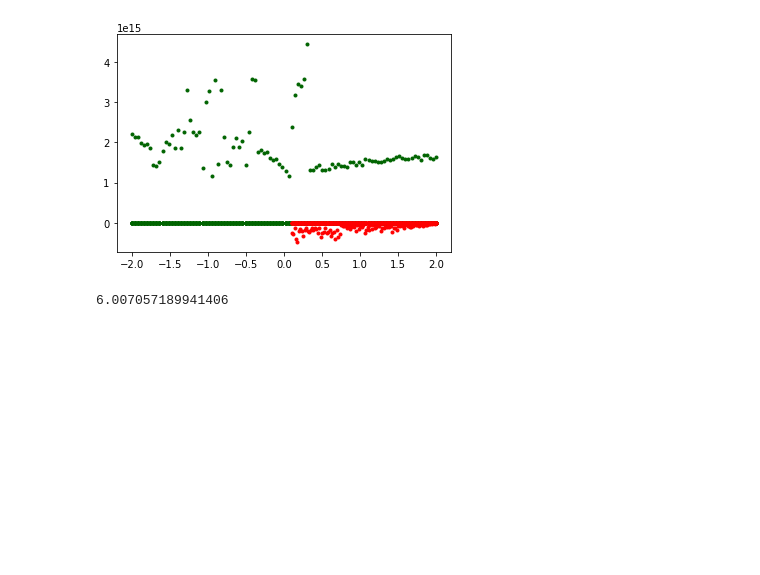
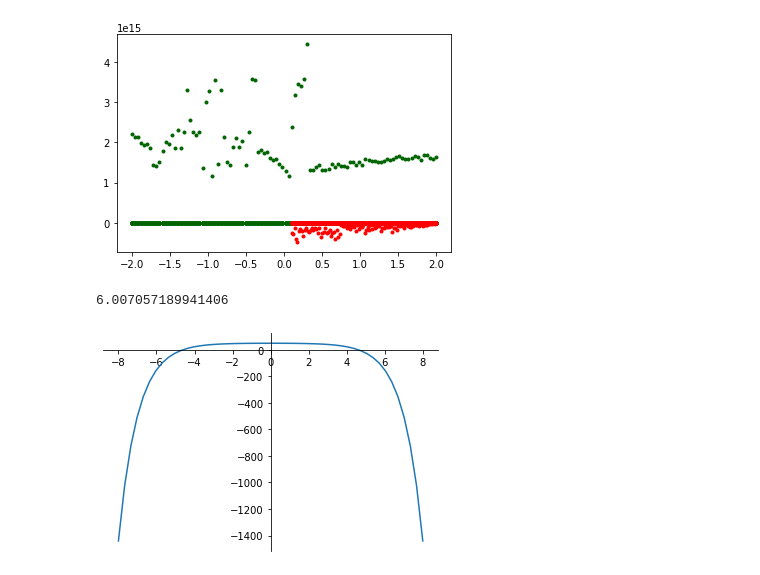
Before and after one commit to dacardonave/Modelado-y-Simulacion, a Jupyter notebook: Bifurcaciones.ipynb, the cells around one changed output. Saved outputs shown, nothing was run; the diff lists cells and outputs as text; code cells hidden in the pictures; blank space fills up the shorter version.

```diff
--- a/Bifurcaciones.ipynb
+++ b/Bifurcaciones.ipynb
@@ -230,3 +230,31 @@ print(toc-tic)
 # %% [output]
 [figure]
 6.007057189941406
+# %%
+# Ejercicio 3.1.2. página 79  Strogatz
+import numpy as np
+import matplotlib.pyplot as plt
+
+
+# Calculos para el dibujo el grÃ¡fico auxiliar para visualizar los puntos fijos
+
+r = 50
+x = np.linspace(-8,8)
+dx = r-np.cosh(x)
+
+# Dibuja el grÃ¡fico auxiliar x vs. \dot x
+
+fig = plt.figure()
+ax = fig.add_subplot(1,1,1)
+
+ax.spines['left'].set_position(('data',0.0))
+ax.spines['bottom'].set_position(('data',0.0))
+ax.spines['top'].set_color('none')
+ax.spines['right'].set_color('none')
+#ax.set_xticks([-2,-1,1,2])
+#ax.set_yticks([-6,-4,-2,2,4,6])
+
+plt.plot(x,dx)
+plt.show()
+# %% [output]
+[figure, added]
```
